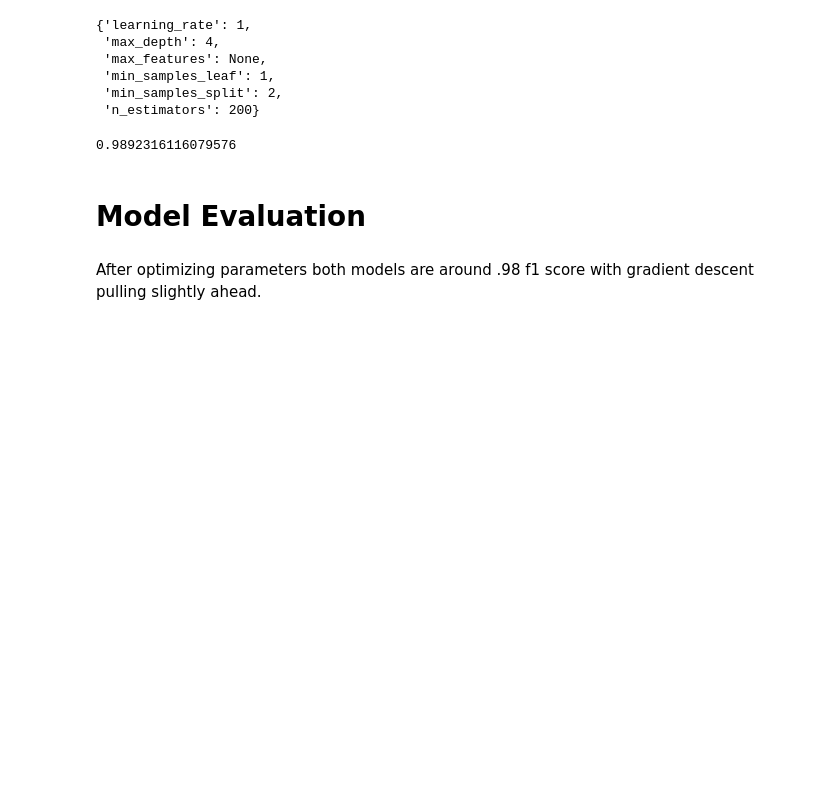
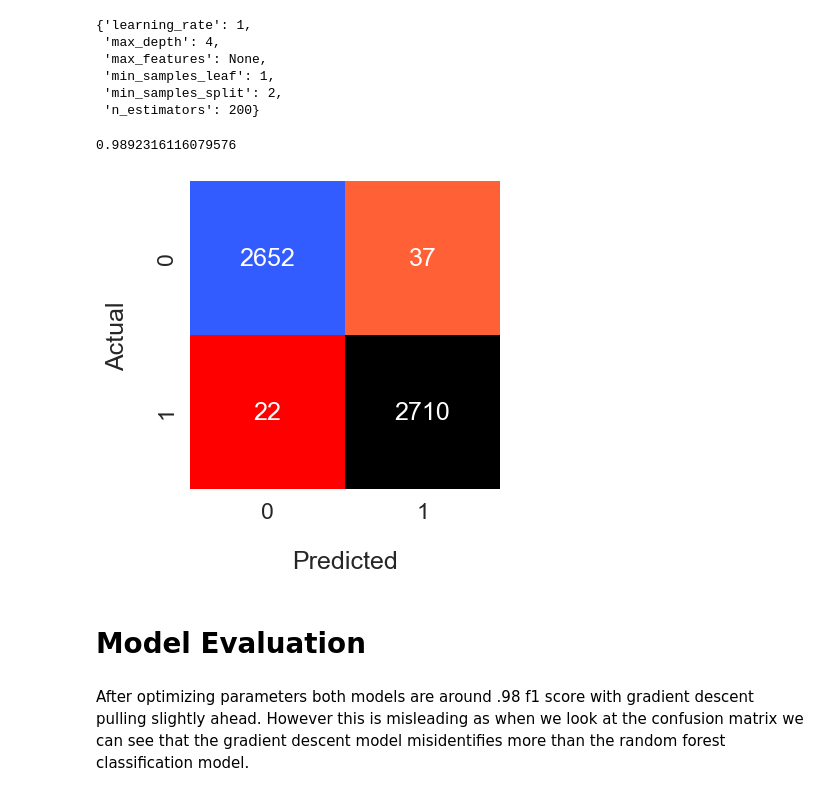
Before and after one commit to defunSM/TLAB_supervised_learning, a Jupyter notebook: code/03analysis.ipynb, the cells around one changed output. Cells and saved outputs as stored; diff of their text form; code cells hidden in the pictures; blank space fills up the shorter version.

```diff
--- a/code/03analysis.ipynb
+++ b/code/03analysis.ipynb
@@ -188,7 +234,12 @@ f1 = f1_score(y_test, y_pred)
 f1
 # %% [output]
 0.9892316116079576
+# %%
+cf = confusion_matrix(y_test, y_pred)
+heatmap_confusion_matrix(cf)
+# %% [output]
+[figure, added]
 # %% [markdown]
 # Model Evaluation
 # %% [markdown]
-After optimizing parameters both models are around .98 f1 score with gradient descent pulling slightly ahead.
+After optimizing parameters both models are around .98 f1 score with gradient descent pulling slightly ahead. However this is misleading as when we look at the confusion matrix we can see that the gradient descent model misidentifies more than the random forest classification model.
```
Also changed, not shown: parts of 6 cells of this notebook, 2 other files.
